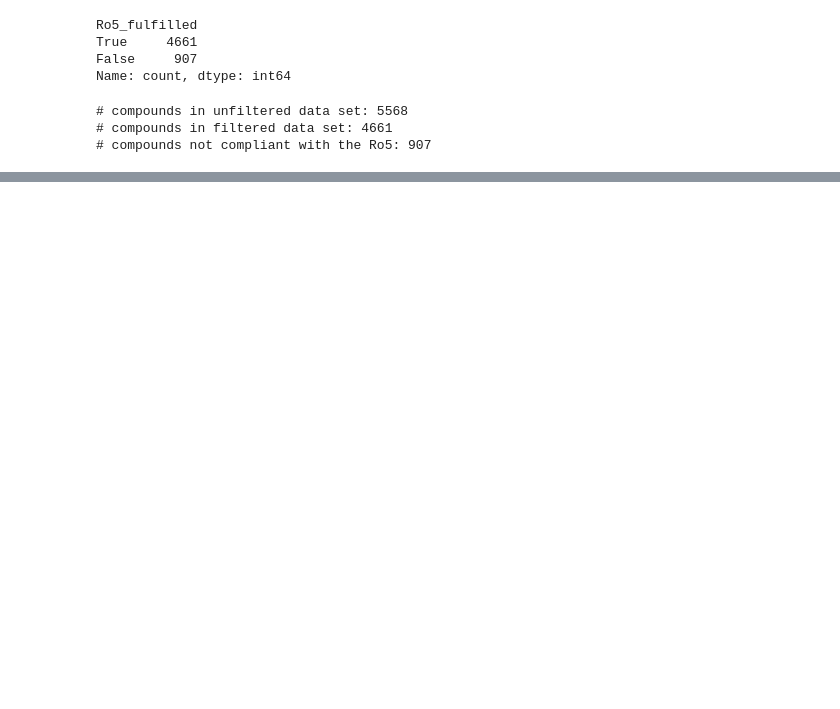
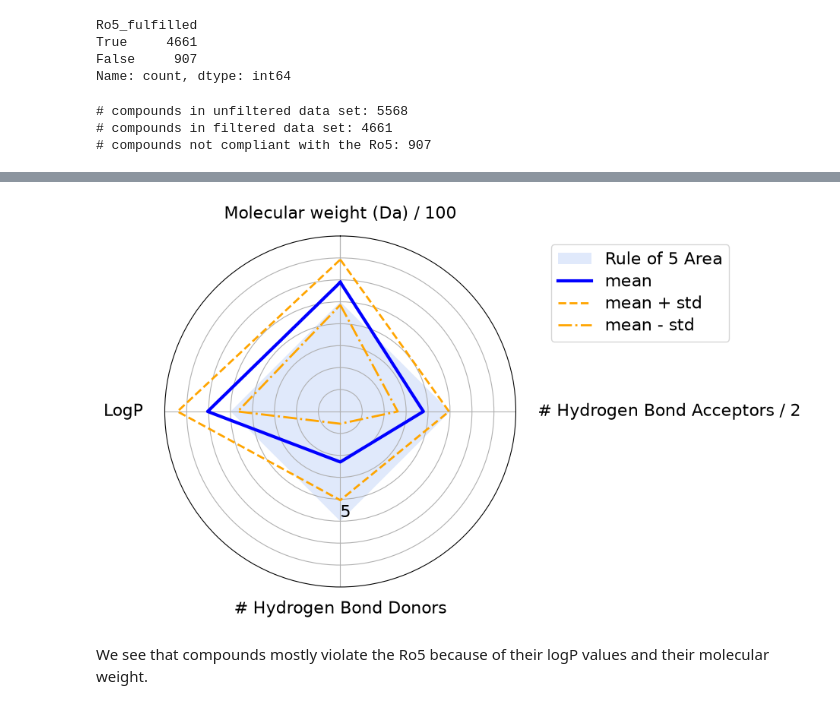
Before and after one commit to dsgeof/bio, a Jupyter notebook: notebooks/volkamer/t002.ipynb, the cells around one changed output, grey strips where cells are left out. Saved outputs shown, nothing was run; the diff lists cells and outputs as text; code cells hidden in the pictures; blank space fills up the shorter version.

```diff
--- a/notebooks/volkamer/t002.ipynb
+++ b/notebooks/volkamer/t002.ipynb
@@ -317,0 +326,22 @@ print(f"# compounds not compliant with the Ro5: {molecules_ro5_violated.shape[0]
+# %%
+def calculate_mean_std(df: pd.DataFrame) -> pd.DataFrame:
+    """
+    Calculate the mean and standard deviation of a dataset.
+
+    Parameters
+    ----------
+    df : pd.DataFrame
+        Properties (columns) for a set of items (rows).
+
+    Returns
+    -------
+    pd.DataFrame
+        Mean and standard deviation (columns) for different properties (rows).
+    """
+    # Generate descriptive statistics for property columns
+    stats = df.describe()
+    # Transpose DataFrame (statistical measures = columns)
+    stats = stats.T
+    # Select mean and standard deviation
+    stats = stats[["mean", "std"]]
+    return stats
@@ -317,0 +367,5 @@ print(f"# compounds not compliant with the Ro5: {molecules_ro5_violated.shape[0]
+# %%
+molecules_ro5_violated_stats = calculate_mean_std(
+    molecules_ro5_violated[["MW", "NumHAcceptors", "NumHDonors", "LogP"]]
+)
+molecules_ro5_violated_stats
@@ -317,0 +541,12 @@ print(f"# compounds not compliant with the Ro5: {molecules_ro5_violated.shape[0]
+# %%
+plot_radar(
+    molecules_ro5_violated_stats,
+    thresholds,
+    scaled_threshold,
+    properties_labels,
+    y_max,
+)
+# %% [output]
+[figure, added]
+# %% [markdown]
+We see that compounds mostly violate the Ro5 because of their logP values and their molecular weight.
```
Also changed, not shown: parts of 11 cells of this notebook, 2 other files.
